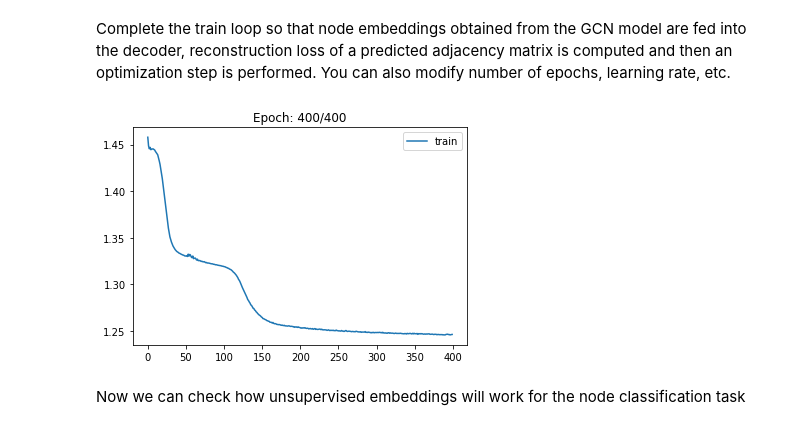
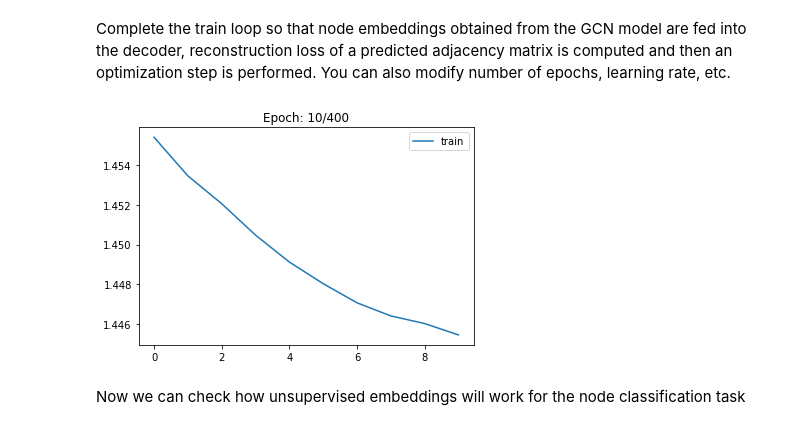
Before and after one commit to qugok/MIPT-Networks-Course-2021-, a Jupyter notebook: hw8/Assignment_8_Graph_Neural_Networks.ipynb, the cells around one changed output. Cells and saved outputs as stored; diff of their text form; code cells hidden in the pictures.

```diff
--- a/hw8/Assignment_8_Graph_Neural_Networks.ipynb
+++ b/hw8/Assignment_8_Graph_Neural_Networks.ipynb
@@ -326,27 +326,26 @@ Balanced accuracy: 0.20
 # %% [markdown]
 Complete the train loop so that node embeddings obtained from the GCN model are fed into the decoder, reconstruction loss of a predicted adjacency matrix is computed and then an optimization step is performed. You can also modify number of epochs, learning rate, etc.
 # %%
+mid_n_epochs = 400
 n_epochs = 400
 model = GCN(1433, 32, 16)
 decoder = DotProductDecoder(dropout_rate=0.1)
 rec_loss = ReconstructionLoss(dgl_cora)
-opt = torch.optim.Adam(model.parameters(), lr=0.01)
+opt = torch.optim.Adam(model.parameters(), lr=0.008)
 
 log = []
-for i in range(n_epochs):
+for i in range(mid_n_epochs):
 
-    # YOUR CODE HERE
-    # raise NotImplementedError()
     train_loss = rec_loss(decoder.forward(model.forward(adj, feat)))
     opt.zero_grad()
     train_loss.backward()
     opt.step()
 
     log.append(train_loss.item())
     plt.plot(np.array(log))
     plt.title('Epoch: {}/{}'.format(i+1, n_epochs))
     plt.legend(['train'])
     plt.show()
     clear_output(wait=True)
 # %% [output]
-[figure, old version]
+[figure, new version]
```
Also changed, not shown: parts of 9 cells of this notebook.
